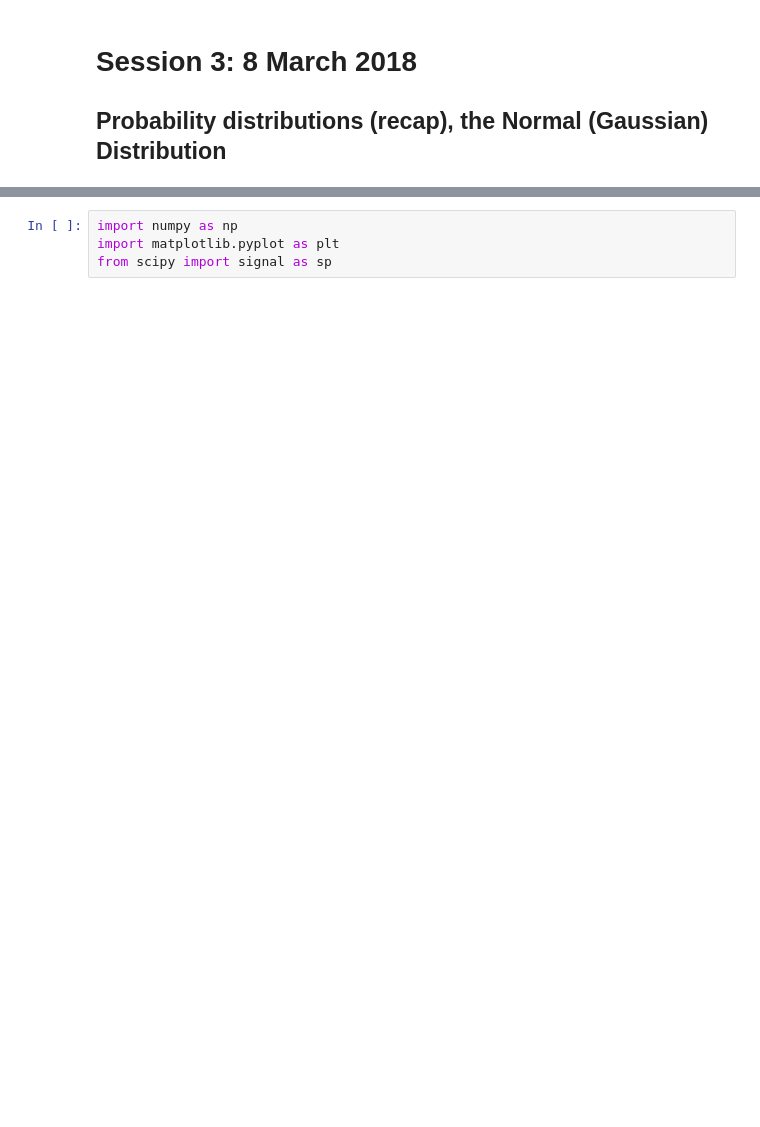
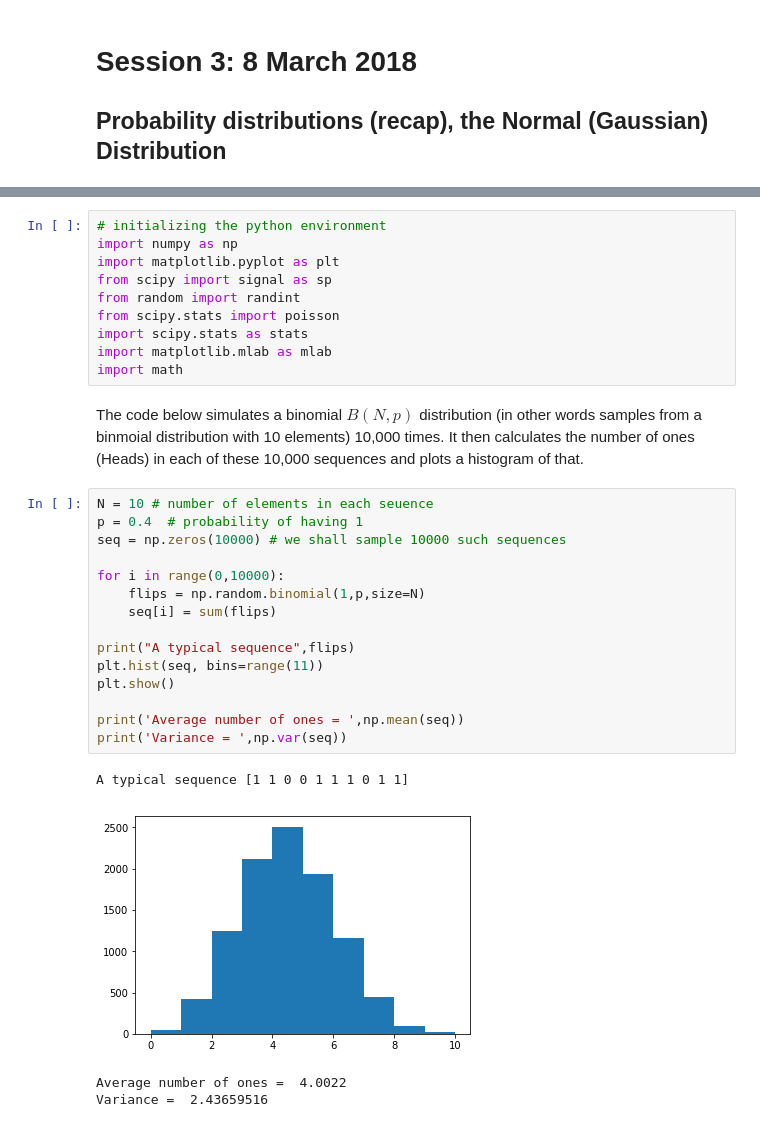
Before and after one commit to AbstractGeek/rusmalai-math-workshop, a Jupyter notebook: material/Day3/Day3.ipynb, the cells around one changed output, grey strips where cells are left out. Drawn from its saved outputs; the diff is of its cells as text; blank space fills up the shorter version.

```diff
--- a/material/Day3/Day3.ipynb
+++ b/material/Day3/Day3.ipynb
@@ -7,4 +43,32 @@
 # %%
+# initializing the python environment
 import numpy as np
 import matplotlib.pyplot as plt
 from scipy import signal as sp
+from random import randint
+from scipy.stats import poisson
+import scipy.stats as stats
+import matplotlib.mlab as mlab
+import math
+# %% [markdown]
+The code below simulates a binomial $B(N,p)$ distribution (in other words samples from a binmoial distribution with 10 elements) 10,000 times. It then calculates the number of ones (Heads) in each of these 10,000 sequences and plots a histogram of that.
+# %%
+N = 10 # number of elements in each seuence
+p = 0.4  # probability of having 1
+seq = np.zeros(10000) # we shall sample 10000 such sequences
+
+for i in range(0,10000):
+    flips = np.random.binomial(1,p,size=N)
+    seq[i] = sum(flips)
+
+print("A typical sequence",flips)
+plt.hist(seq, bins=range(11))
+plt.show()
+
+print('Average number of ones = ',np.mean(seq))
+print('Variance = ',np.var(seq))
+# %% [output]
+A typical sequence [1 1 0 0 1 1 1 0 1 1]
+[figure, added]
+Average number of ones =  4.0022
+Variance =  2.43659516
```
Also changed, not shown: parts of 11 cells of this notebook.
